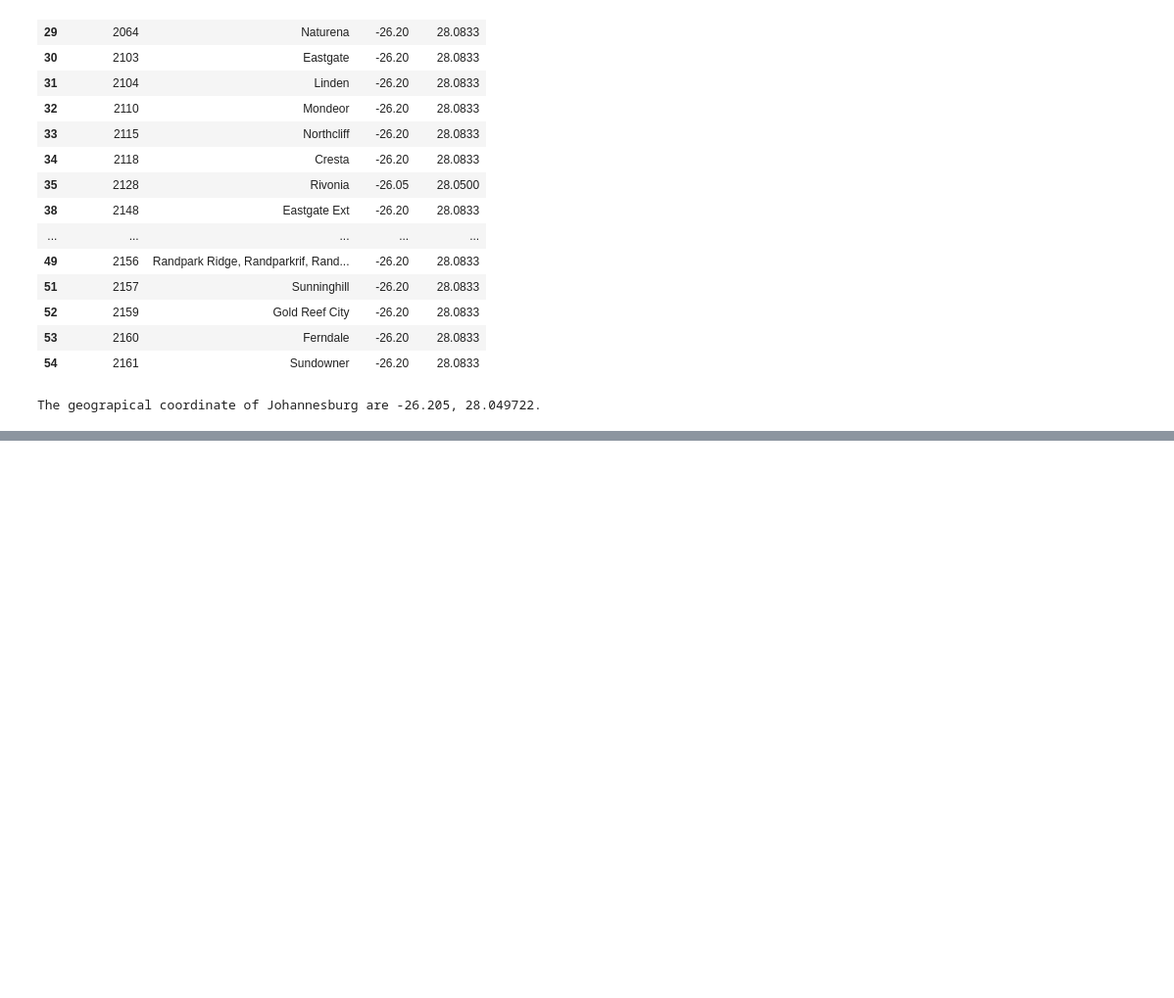
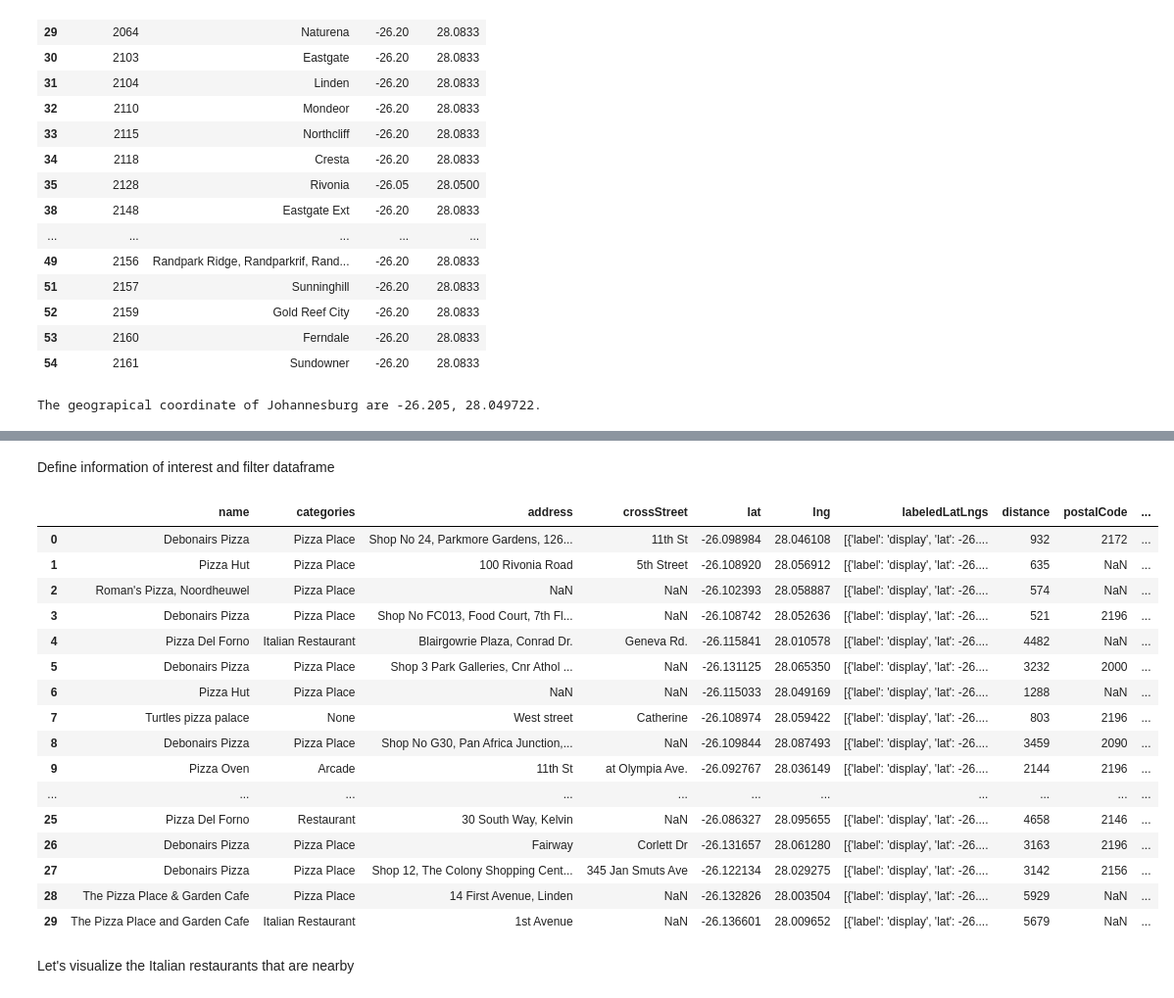
Before and after one commit to Nicole-Peterson/Coursera_Capstone., a Jupyter notebook: DataAnalysis.ipynb, the cells around one changed output, grey strips where cells are left out. Shown at 98% size. Saved outputs shown, nothing was run; the diff lists cells and outputs as text; code cells hidden in the pictures; blank space fills up the shorter version.

```diff
--- a/DataAnalysis.ipynb
+++ b/DataAnalysis.ipynb
@@ -399,0 +427,5 @@ map_johannesburg
+# %%
+# Search specific query
+search_query = 'Pizza'
+radius = 5000
+print(search_query + ' .... OK!')
@@ -399,0 +434,4 @@ map_johannesburg
+# %%
+# Define the corresponding URL
+url = 'https://api.foursquare.com/v2/venues/search?client_id={}&client_secret={}&ll={},{}&v={}&query={}&radius={}&limit={}'.format(CLIENT_ID, CLIENT_SECRET, latitude, longitude, VERSION, search_query, radius, LIMIT)
+url
@@ -399,0 +440,4 @@ map_johannesburg
+# %%
+# Send the GET Request and examine the results
+results = requests.get(url).json()
+results
@@ -399,0 +464,7 @@ map_johannesburg
+# %%
+# assign relevant part of JSON to venues
+venues = results['response']['venues']
+
+# tranform venues into a dataframe
+dataframe = pd.json_normalize(venues)
+dataframe.head()
@@ -399,0 +478,46 @@ map_johannesburg
+# %% [markdown]
+Define information of interest and filter dataframe
+# %%
+# keep only columns that include venue name, and anything that is associated with location
+filtered_columns = ['name', 'categories'] + [col for col in dataframe.columns if col.startswith('location.')] + ['id']
+dataframe_filtered = dataframe.loc[:, filtered_columns]
+
+# function that extracts the category of the venue
+def get_category_type(row):
+    try:
+        categories_list = row['categories']
+    except:
+        categories_list = row['venue.categories']
+
+    if len(categories_list) == 0:
+        return None
+    else:
+        return categories_list[0]['name']
+
+# filter the category for each row
+dataframe_filtered['categories'] = dataframe_filtered.apply(get_category_type, axis=1)
+
+# clean column names by keeping only last term
+dataframe_filtered.columns = [column.split('.')[-1] for column in dataframe_filtered.columns]
+
+dataframe_filtered
+# %% [output]
+|  | name | categories | address | crossStreet | lat | lng | labeledLatLngs | distance | postalCode | ... |
+| 0 | Debonairs Pizza | Pizza Place | Shop No 24, Parkmore Gardens, 126... | 11th St | -26.098984 | 28.046108 | [{'label': 'display', 'lat': -26.... | 932 | 2172 | ... |
+| 1 | Pizza Hut | Pizza Place | 100 Rivonia Road | 5th Street | -26.108920 | 28.056912 | [{'label': 'display', 'lat': -26.... | 635 | NaN | ... |
+| 2 | Roman's Pizza, Noordheuwel | Pizza Place | NaN | NaN | -26.102393 | 28.058887 | [{'label': 'display', 'lat': -26.... | 574 | NaN | ... |
+| 3 | Debonairs Pizza | Pizza Place | Shop No FC013, Food Court, 7th Fl... | NaN | -26.108742 | 28.052636 | [{'label': 'display', 'lat': -26.... | 521 | 2196 | ... |
+| 4 | Pizza Del Forno | Italian Restaurant | Blairgowrie Plaza, Conrad Dr. | Geneva Rd. | -26.115841 | 28.010578 | [{'label': 'display', 'lat': -26.... | 4482 | NaN | ... |
+| 5 | Debonairs Pizza | Pizza Place | Shop 3 Park Galleries, Cnr Athol ... | NaN | -26.131125 | 28.065350 | [{'label': 'display', 'lat': -26.... | 3232 | 2000 | ... |
+| 6 | Pizza Hut | Pizza Place | NaN | NaN | -26.115033 | 28.049169 | [{'label': 'display', 'lat': -26.... | 1288 | NaN | ... |
+| 7 | Turtles pizza palace | None | West street | Catherine | -26.108974 | 28.059422 | [{'label': 'display', 'lat': -26.... | 803 | 2196 | ... |
+| 8 | Debonairs Pizza | Pizza Place | Shop No G30, Pan Africa Junction,... | NaN | -26.109844 | 28.087493 | [{'label': 'display', 'lat': -26.... | 3459 | 2090 | ... |
+| 9 | Pizza Oven | Arcade | 11th St | at Olympia Ave. | -26.092767 | 28.036149 | [{'label': 'display', 'lat': -26.... | 2144 | 2196 | ... |
+| ... | ... | ... | ... | ... | ... | ... | ... | ... | ... | ... |
+| 25 | Pizza Del Forno | Restaurant | 30 South Way, Kelvin | NaN | -26.086327 | 28.095655 | [{'label': 'display', 'lat': -26.... | 4658 | 2146 | ... |
+| 26 | Debonairs Pizza | Pizza Place | Fairway | Corlett Dr | -26.131657 | 28.061280 | [{'label': 'display', 'lat': -26.... | 3163 | 2196 | ... |
+| 27 | Debonairs Pizza | Pizza Place | Shop 12, The Colony Shopping Cent... | 345 Jan Smuts Ave | -26.122134 | 28.029275 | [{'label': 'display', 'lat': -26.... | 3142 | 2156 | ... |
+| 28 | The Pizza Place & Garden Cafe | Pizza Place | 14 First Avenue, Linden | NaN | -26.132826 | 28.003504 | [{'label': 'display', 'lat': -26.... | 5929 | NaN | ... |
+| 29 | The Pizza Place and Garden Cafe | Italian Restaurant | 1st Avenue | NaN | -26.136601 | 28.009652 | [{'label': 'display', 'lat': -26.... | 5679 | NaN | ... |
+# %% [markdown]
+Let's visualize the Italian restaurants that are nearby
```
Also changed, not shown: parts of 32 cells of this notebook.
